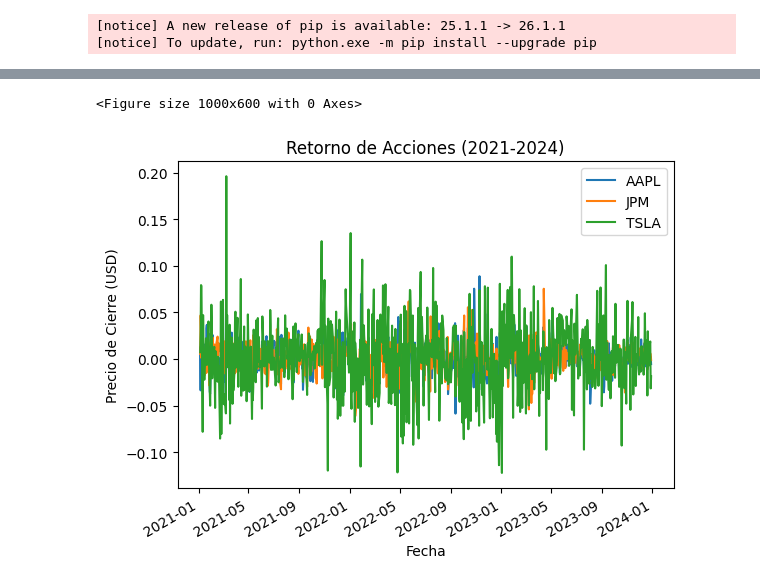
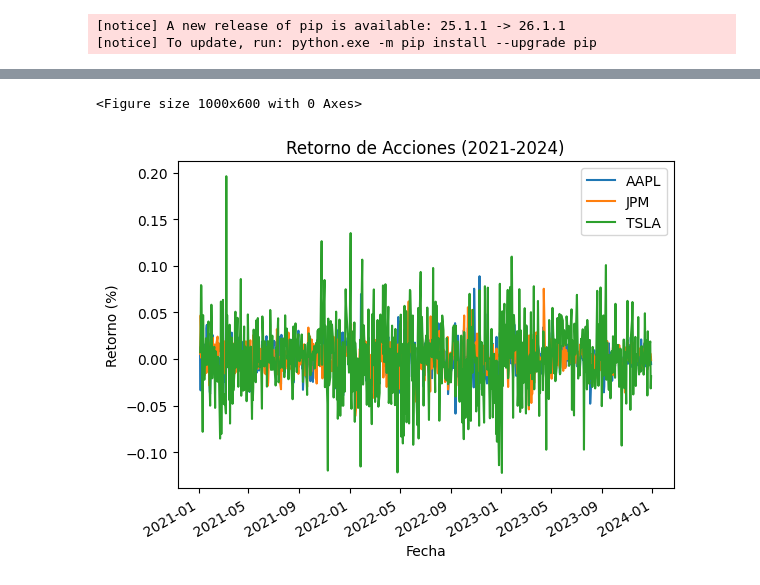
Before and after one commit to Felipe-Lopez-Vergara/ds_finance_-Lopez-, a Jupyter notebook: notebooks/HW_Sesion_1.ipynb, the cells around one changed output, grey strips where cells are left out. Cells and saved outputs as stored; diff of their text form; code cells hidden in the pictures.

```diff
--- a/notebooks/HW_Sesion_1.ipynb
+++ b/notebooks/HW_Sesion_1.ipynb
@@ -208,14 +189,14 @@ def plot_retornos(df):
 # %%
 plt.figure(figsize=(10, 6))
 df_retornos.plot()
 plt.title('Retorno de Acciones (2021-2024)')
 plt.xlabel('Fecha')
-plt.ylabel('Precio de Cierre (USD)')
+plt.ylabel('Retorno (%)')
 plt.legend(tickers)
 plt.show()
 # %% [output]
 <Figure size 1000x600 with 0 Axes>
-[figure, old version]
+[figure, new version]
 # %%
 sns.histplot(df_retornos, bins = 30, kde = True)
 plt.title("Histograma de Retornos de Acciones")
```
Also changed, not shown: parts of 10 cells of this notebook.
